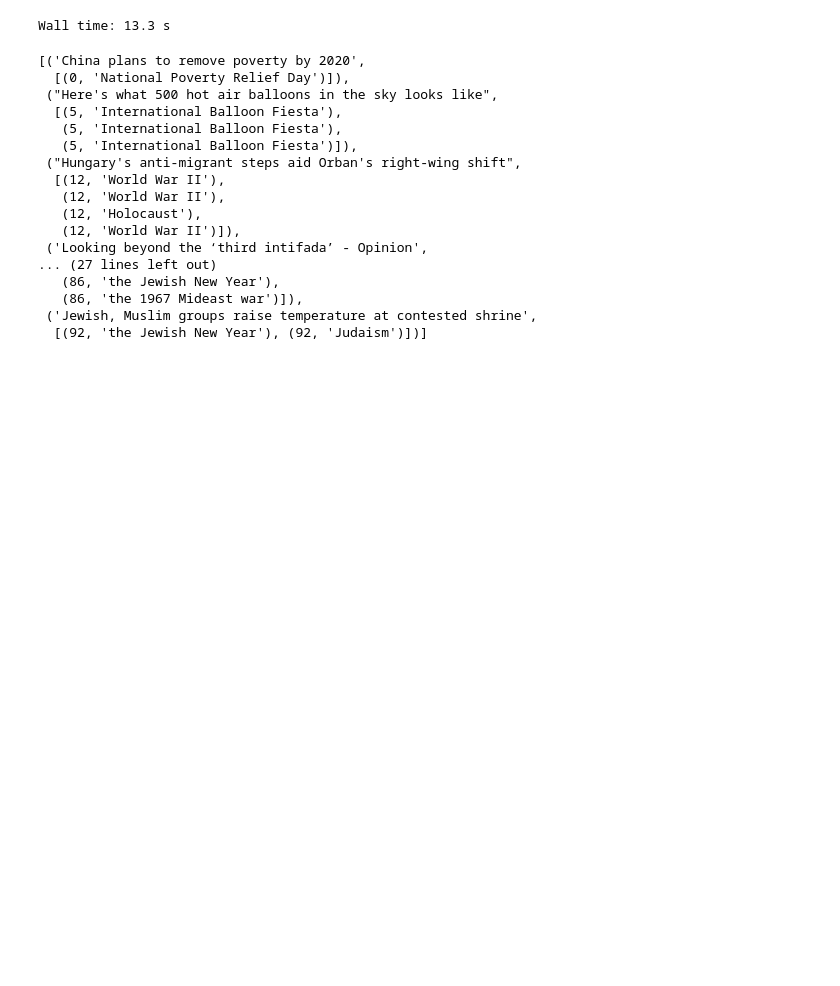
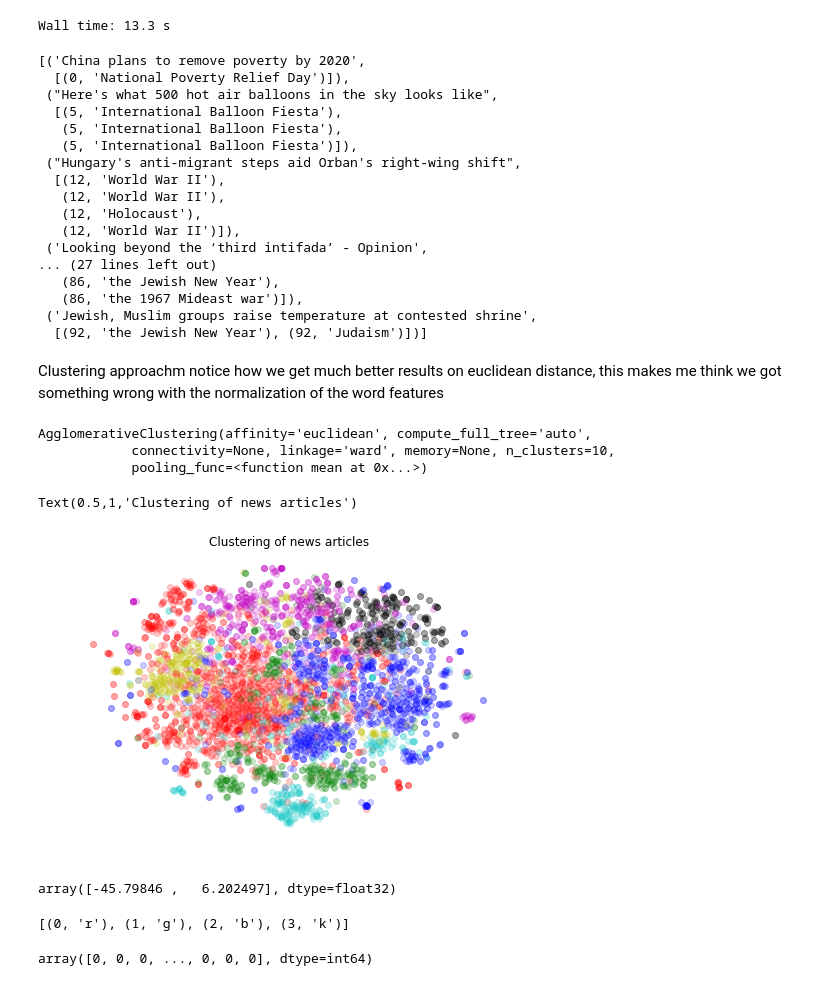
Before and after one commit to ecsplendid/news-event-feed, a Jupyter notebook: NLP/BBC Tim NLP.ipynb, the cells around one changed output. Saved outputs shown, nothing was run; the diff lists cells and outputs as text; code cells hidden in the pictures; blank space fills up the shorter version.

```diff
--- a/NLP/BBC Tim NLP.ipynb
+++ b/NLP/BBC Tim NLP.ipynb
@@ -287,3 +289,39 @@ Wall time: 13.3 s
    (86, 'the 1967 Mideast war')]),
  ('Jewish, Muslim groups raise temperature at contested shrine',
   [(92, 'the Jewish New Year'), (92, 'Judaism')])]
+# %% [markdown]
+Clustering approachm notice how we get much better results on euclidean distance, this makes me think we got something wrong with the normalization of the word features
+# %%
+from sklearn.cluster import AgglomerativeClustering
+from sklearn.metrics import pairwise_distances
+
+model = AgglomerativeClustering(n_clusters=10,linkage='ward', affinity='euclidean')
+model.fit(X)
+# %% [output]
+AgglomerativeClustering(affinity='euclidean', compute_full_tree='auto',
+            connectivity=None, linkage='ward', memory=None, n_clusters=10,
+            pooling_func=<function mean at 0x...>)
+# %%
+plt.figure()
+plt.axes([0, 0, 1, 1])
+for l, c in zip(np.arange(model.n_clusters), 'rgbkmcyrgb'):
+    plt.scatter(X_embedded[model.labels_ == l][:, 0], X_embedded[model.labels_ == l][:, 1], c=c, alpha=.2)
+
+plt.axis('tight')
+plt.axis('off')
+plt.title("Clustering of news articles")
+# %% [output]
+Text(0.5,1,'Clustering of news articles')
+[figure, added]
+# %%
+X_embedded[44]
+# %% [output]
+array([-45.79846 ,   6.202497], dtype=float32)
+# %%
+zip(np.arange(model.n_clusters), 'rgbk') | as_list()
+# %% [output]
+[(0, 'r'), (1, 'g'), (2, 'b'), (3, 'k')]
+# %%
+model.labels_
+# %% [output]
+array([0, 0, 0, ..., 0, 0, 0], dtype=int64)
```
Also changed, not shown: parts of 3 cells of this notebook, 1 other file.
